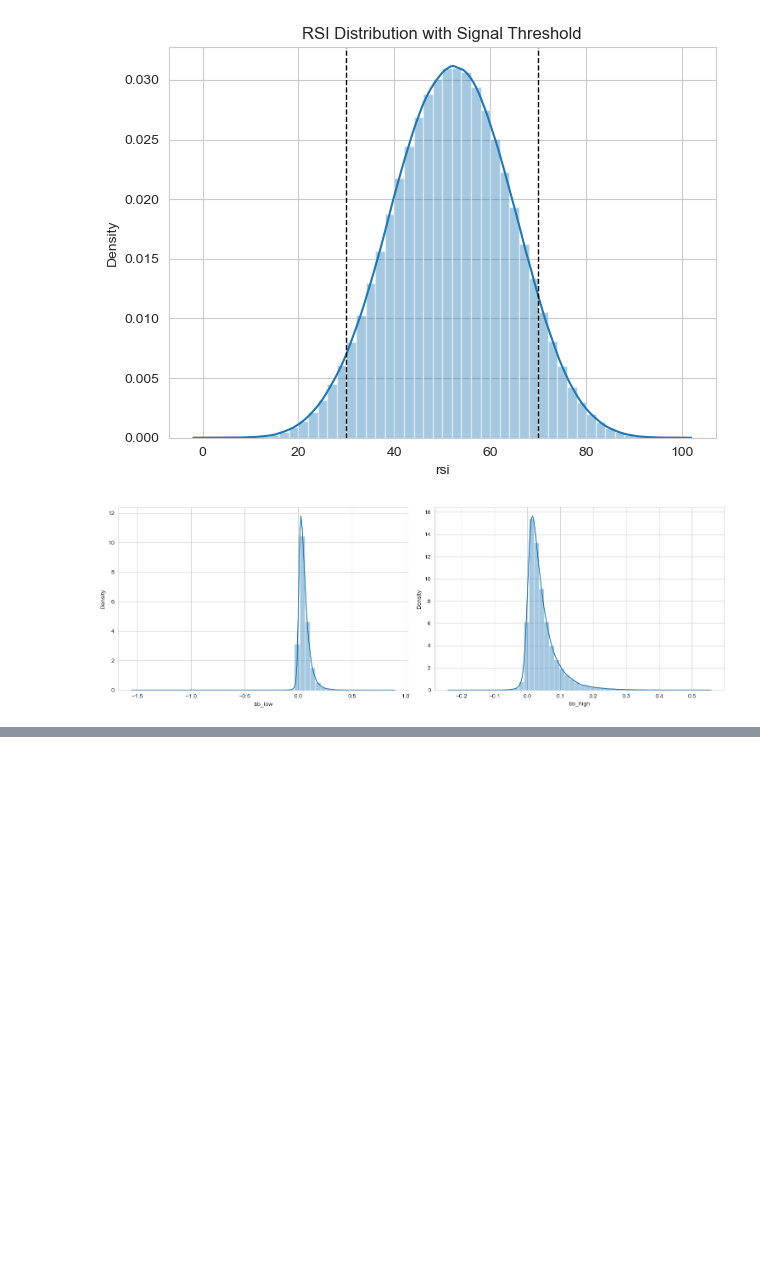
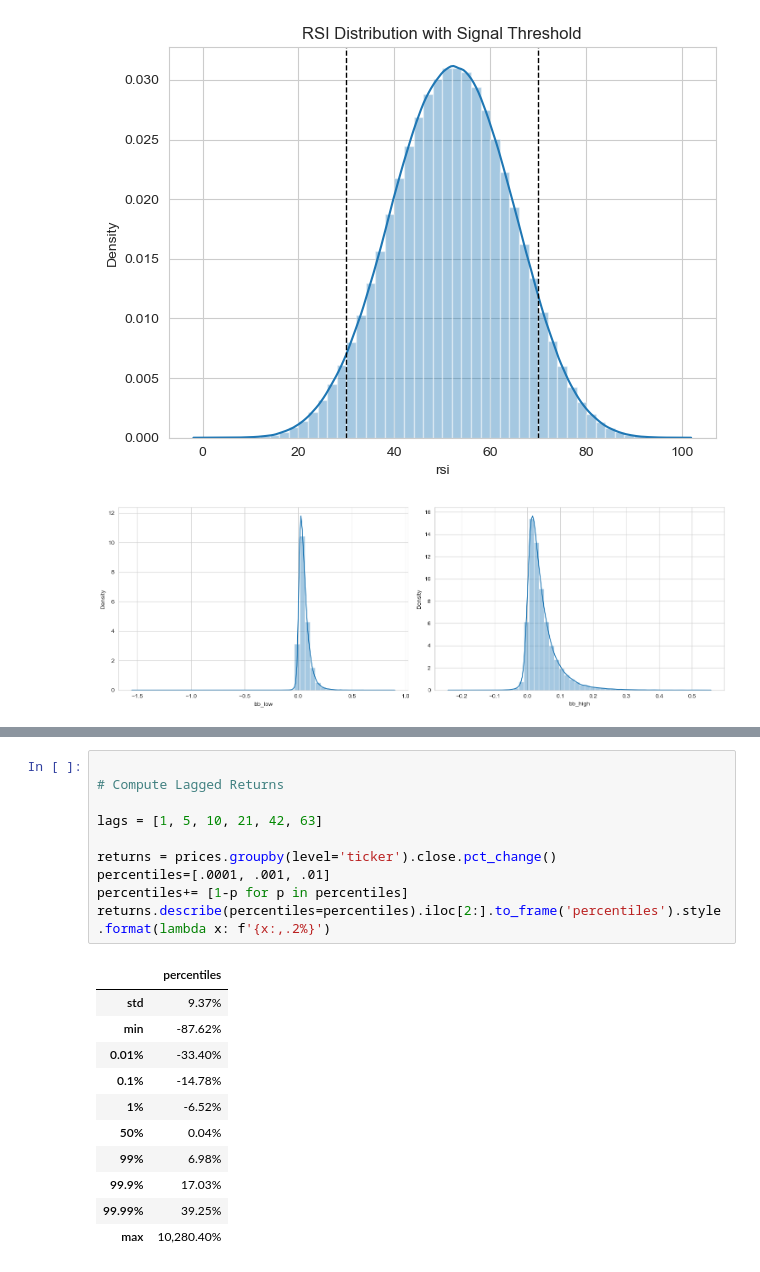
Before and after one commit to SaumikDana/Machine_Learning_Trading, a Jupyter notebook: prepping_data.ipynb, the cells around one changed output, grey strips where cells are left out. Saved outputs shown, nothing was run; the diff lists cells and outputs as text; blank space fills up the shorter version.

```diff
--- a/prepping_data.ipynb
+++ b/prepping_data.ipynb
@@ -123,0 +157,22 @@ plt.tight_layout();
+# %%
+
+# Compute Lagged Returns
+
+lags = [1, 5, 10, 21, 42, 63]
+
+returns = prices.groupby(level='ticker').close.pct_change()
+percentiles=[.0001, .001, .01]
+percentiles+= [1-p for p in percentiles]
+returns.describe(percentiles=percentiles).iloc[2:].to_frame('percentiles').style.format(lambda x: f'{x:,.2%}')
+# %% [output]
+|  | percentiles |
+| std | 9.37% |
+| min | -87.62% |
+| 0.01% | -33.40% |
+| 0.1% | -14.78% |
+| 1% | -6.52% |
+| 50% | 0.04% |
+| 99% | 6.98% |
+| 99.9% | 17.03% |
+| 99.99% | 39.25% |
+| max | 10,280.40% |
```
Also changed, not shown: parts of 5 cells of this notebook, 1 other file.
